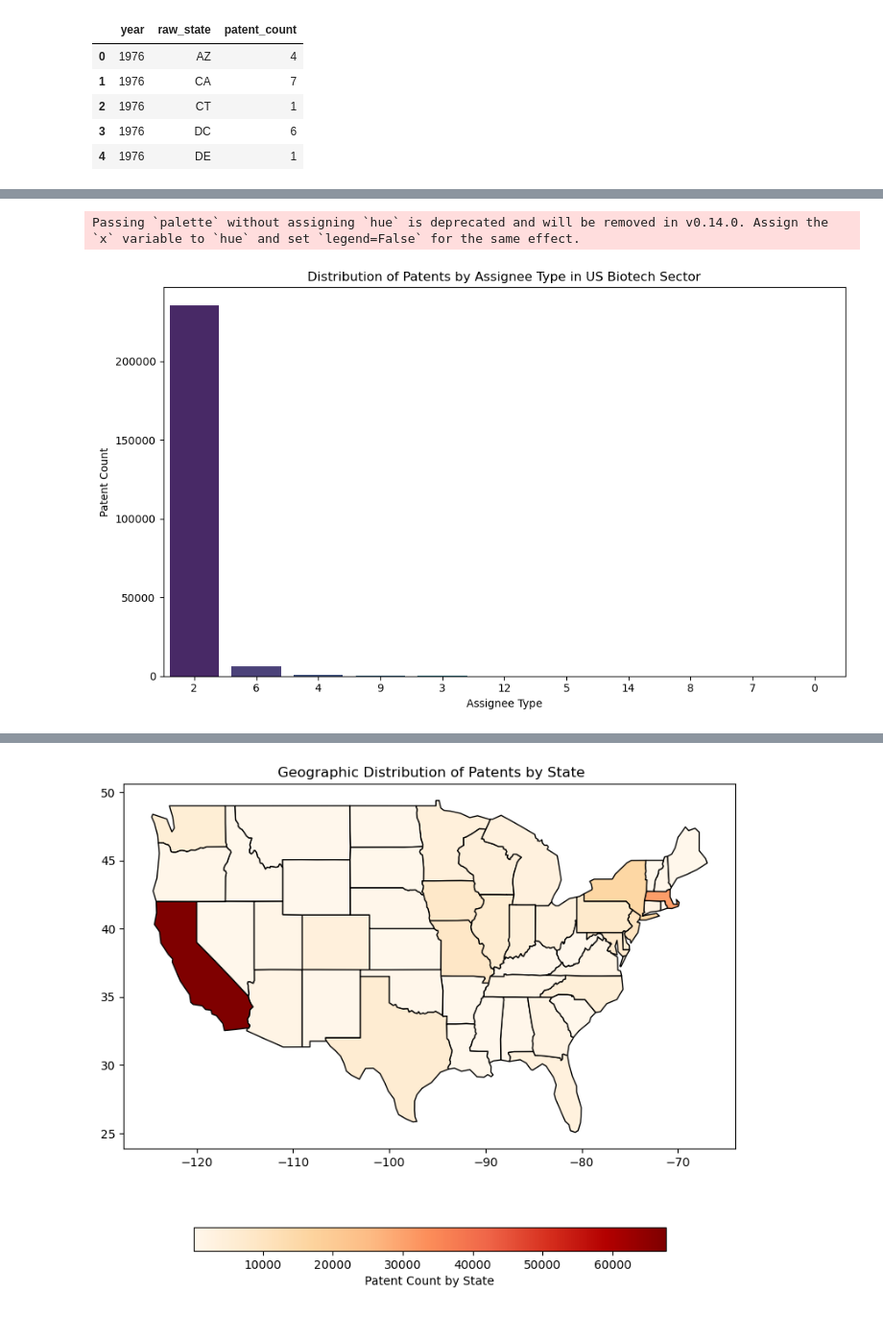
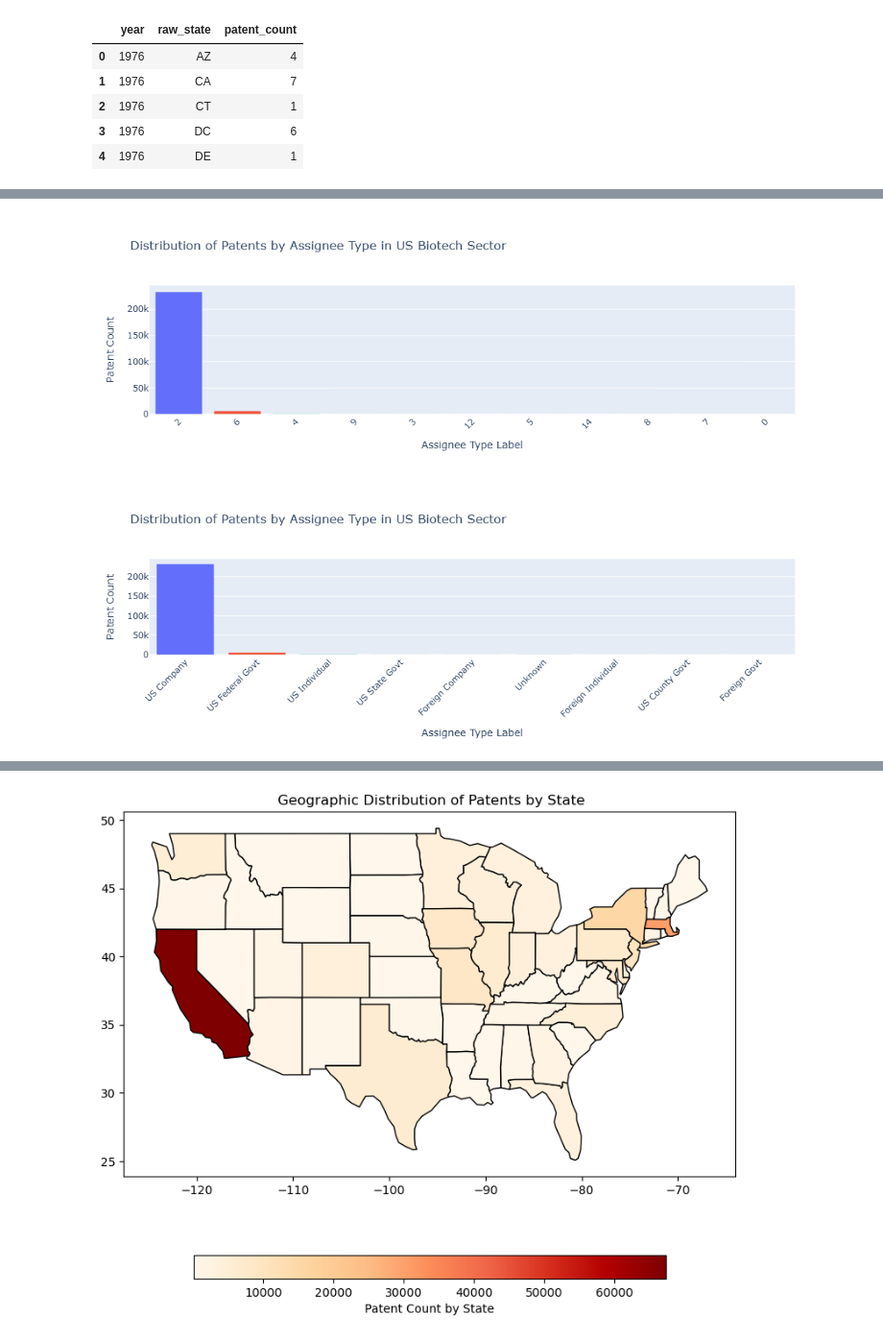
Before and after one commit to PatentsView/PatentsView-Code-Examples, a Jupyter notebook: data-downloads/PatentsView_Duckdb.ipynb, the cells around one changed output, grey strips where cells are left out. Shown at 96% size. Drawn from its saved outputs; the diff is of its cells as text; code cells hidden in the pictures.

```diff
--- a/data-downloads/PatentsView_Duckdb.ipynb
+++ b/data-downloads/PatentsView_Duckdb.ipynb
@@ -271,18 +377,41 @@ con.register('grouped_biotech_data_US', grouped_biotech_data_US)
 # %%
-plt.figure(figsize=(10, 6))
-sns.barplot(x='assignee_type', y='patent_count', data=grouped_biotech_data_US, palette='viridis')
+# Create a bar graph of biotech US data grouped by assignee type
+fig = px.bar(grouped_biotech_data_US,
+             x='assignee_type',
+             y='patent_count',
+             color='assignee_type',
+             title='Distribution of Patents by Assignee Type in US Biotech Sector',
+             labels={'assignee_type': 'Assignee Type Label', 'patent_count': 'Patent Count'},
+             color_continuous_scale='viridis')
 
-# Add labels and title
-plt.xlabel('Assignee Type')
-plt.ylabel('Patent Count')
-plt.title('Distribution of Patents by Assignee Type in US Biotech Sector')
+# Update layout to rotate x-axis labels
+fig.update_layout(
+    xaxis_tickangle=-45,
+    showlegend=False
+)
 
-# Show the plot
-plt.tight_layout()
-plt.show()
+fig.show()
 # %% [output]
-Passing `palette` without assigning `hue` is deprecated and will be removed in v0.14.0. Assign the `x` variable to `hue` and set `legend=False` for the same effect.
-[figure, old version]
+[figure, new version]
+# %%
+# Create a bar graph of biotech US data grouped by assignee labels
+fig = px.bar(grouped_biotech_data_US,
+             x='assignee_label',
+             y='patent_count',
+             color='assignee_type',
+             title='Distribution of Patents by Assignee Type in US Biotech Sector',
+             labels={'assignee_label': 'Assignee Type Label', 'patent_count': 'Patent Count'},
+             color_continuous_scale='viridis')
+
+# Update layout to rotate x-axis labels
+fig.update_layout(
+    xaxis_tickangle=-45,
+    showlegend=False
+)
+
+fig.show()
+# %% [output]
+[figure, added]
 # %%
 # Filter the data for the most common assignee type (e.g., 'US company' or 'corporation')
 common_assignee_type = '2'
```
Also changed, not shown: parts of 66 cells of this notebook.
